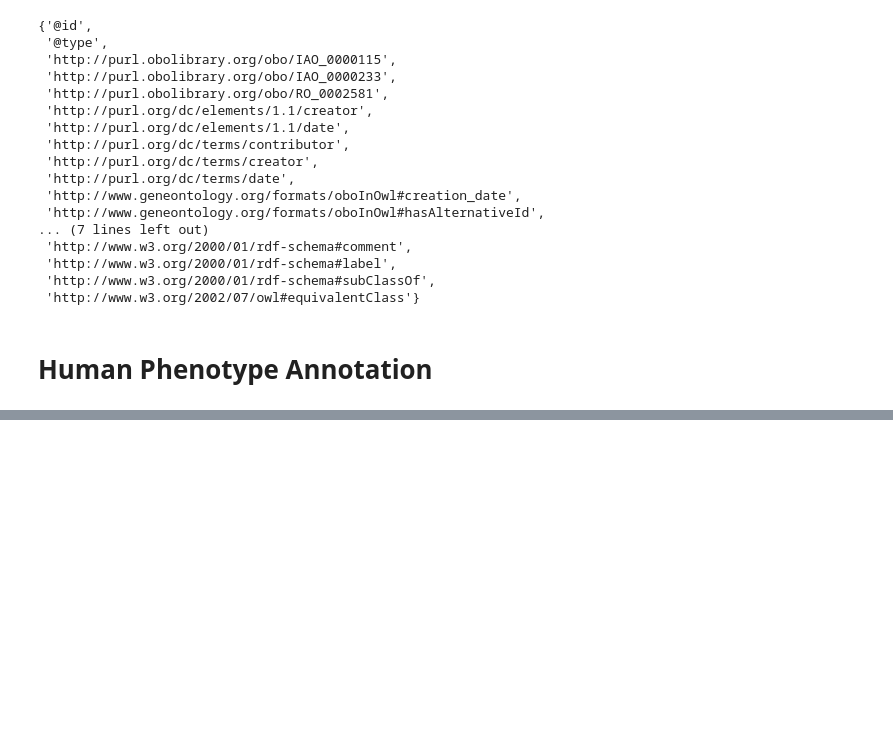
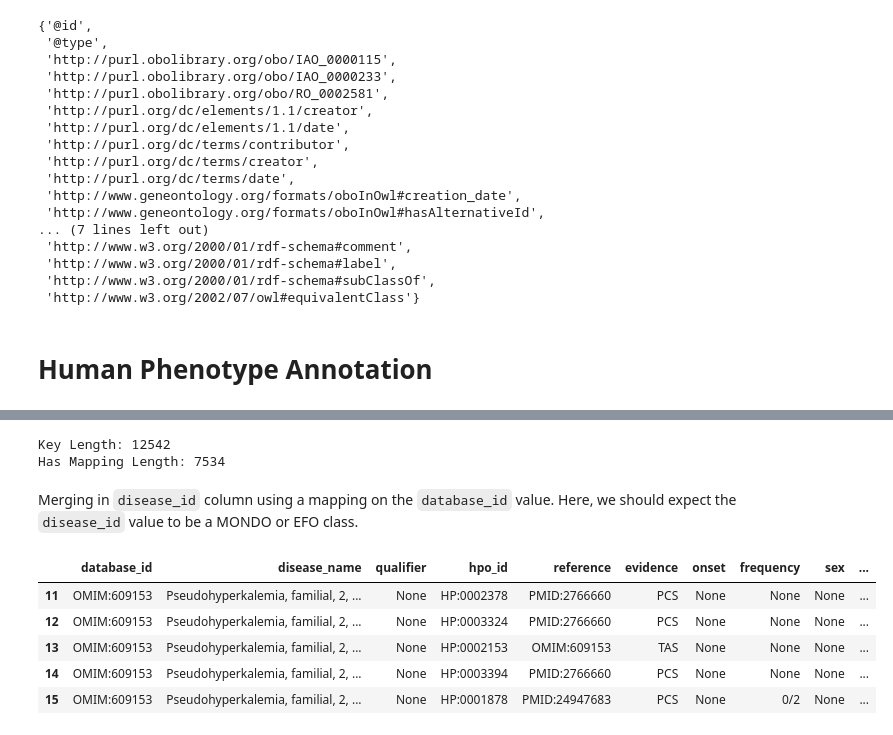
Before and after one commit to biobox-analytics/biobox-analytics, a Jupyter notebook: notebooks/ontology-data-packs/ontology-data-prep.ipynb, the cells around one changed output, grey strips where cells are left out. Saved outputs shown, nothing was run; the diff lists cells and outputs as text; code cells hidden in the pictures; blank space fills up the shorter version.

```diff
--- a/notebooks/ontology-data-packs/ontology-data-prep.ipynb
+++ b/notebooks/ontology-data-packs/ontology-data-prep.ipynb
@@ -646,0 +697,6 @@ hpoa_df.head()
+# %%
+print(f'Key Length: {len(hpoa_disease_id_mapping.keys())}')
+print(f'Has Mapping Length: {len([v for k,v in hpoa_disease_id_mapping.items() if v is not None])}')
+# %% [output]
+Key Length: 12542
+Has Mapping Length: 7534
@@ -646,0 +706,2 @@ hpoa_df.head()
+# %% [markdown]
+Merging in `disease_id` column using a mapping on the `database_id` value. Here, we should expect the `disease_id` value to be a MONDO or EFO class.
@@ -646,0 +712,9 @@ hpoa_df.head()
+# %%
+hpoa_df.head()
+# %% [output]
+|  | database_id | disease_name | qualifier | hpo_id | reference | evidence | onset | frequency | sex | ... |
+| 11 | OMIM:609153 | Pseudohyperkalemia, familial, 2, ... | None | HP:0002378 | PMID:2766660 | PCS | None | None | None | ... |
+| 12 | OMIM:609153 | Pseudohyperkalemia, familial, 2, ... | None | HP:0003324 | PMID:2766660 | PCS | None | None | None | ... |
+| 13 | OMIM:609153 | Pseudohyperkalemia, familial, 2, ... | None | HP:0002153 | OMIM:609153 | TAS | None | None | None | ... |
+| 14 | OMIM:609153 | Pseudohyperkalemia, familial, 2, ... | None | HP:0003394 | PMID:2766660 | PCS | None | None | None | ... |
+| 15 | OMIM:609153 | Pseudohyperkalemia, familial, 2, ... | None | HP:0001878 | PMID:24947683 | PCS | None | 0/2 | None | ... |
```
Also changed, not shown: parts of 27 cells of this notebook, 4 other files.
